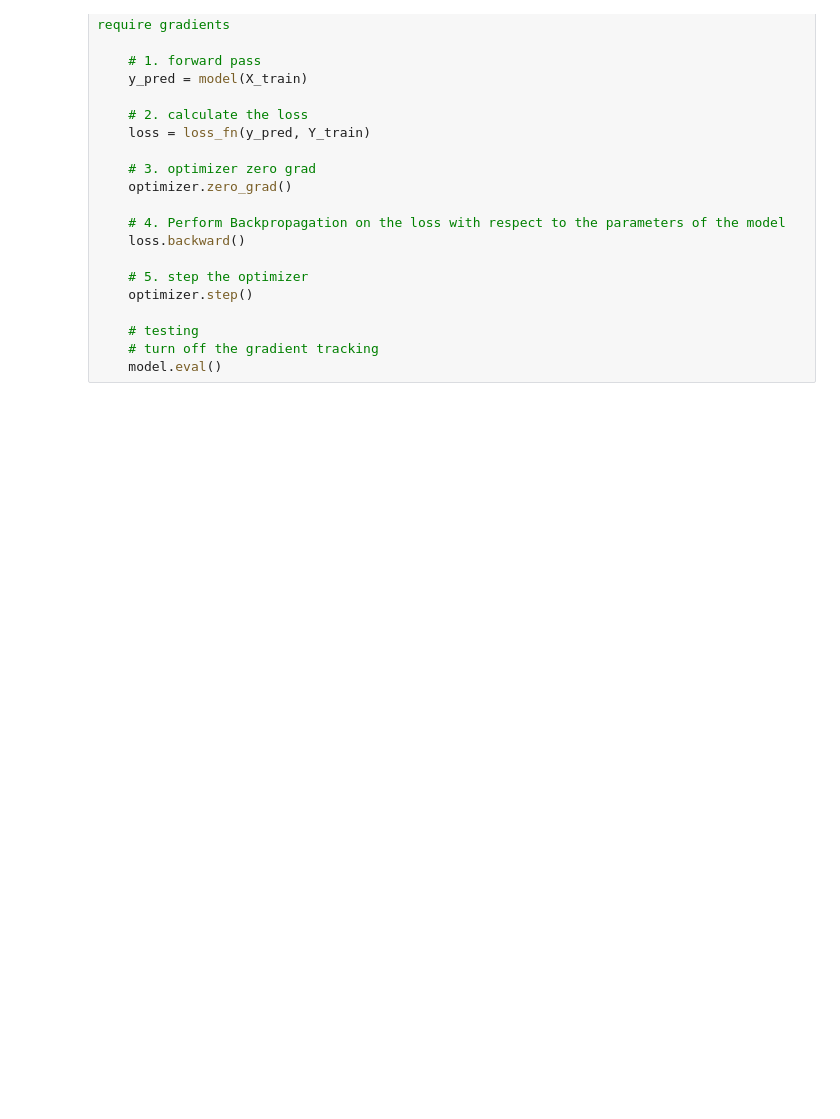
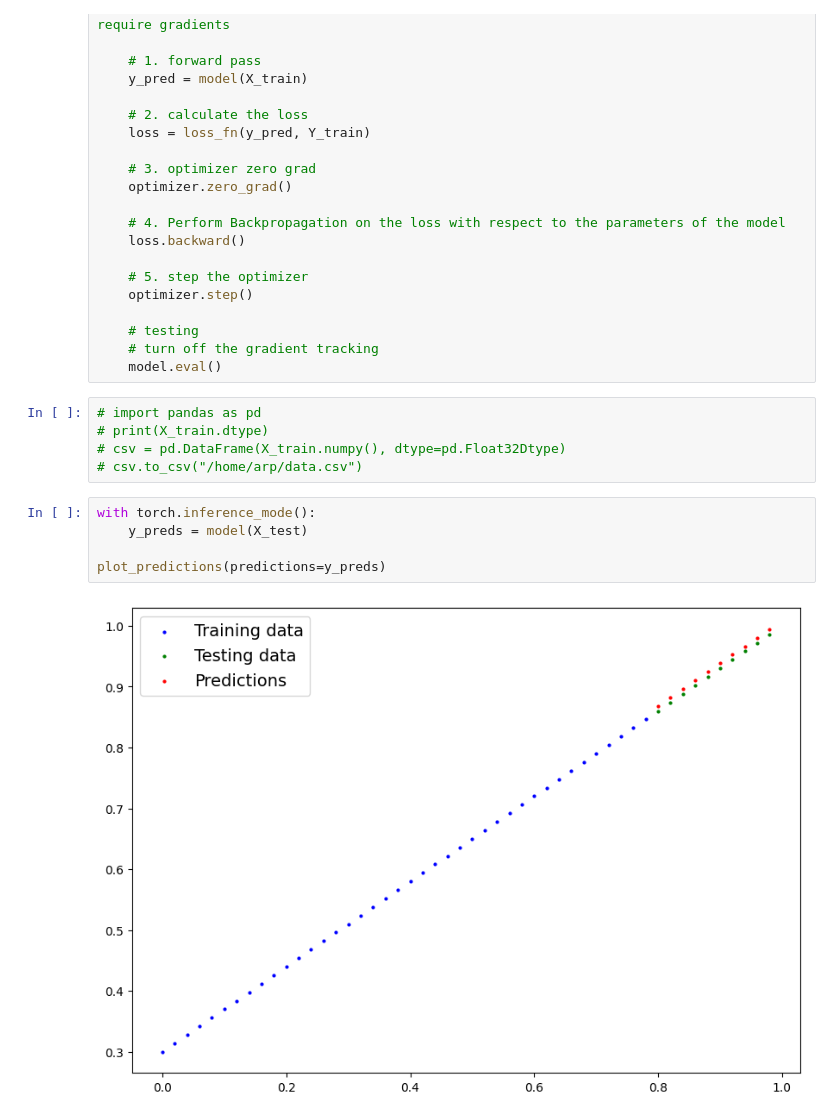
Before and after one commit to m-talbi/deep-learning, a Jupyter notebook: le_5.ipynb, the cells around one changed output. Saved outputs shown, nothing was run; the diff lists cells and outputs as text; blank space fills up the shorter version.

```diff
--- a/le_5.ipynb
+++ b/le_5.ipynb
@@ -265,3 +265,15 @@ for epoch in range(epochs):
     # testing
     # turn off the gradient tracking
     model.eval()
+# %%
+# import pandas as pd
+# print(X_train.dtype)
+# csv = pd.DataFrame(X_train.numpy(), dtype=pd.Float32Dtype)
+# csv.to_csv("/home/arp/data.csv")
+# %%
+with torch.inference_mode():
+    y_preds = model(X_test)
+
+plot_predictions(predictions=y_preds)
+# %% [output]
+[figure, added]
```
Also changed, not shown: 1 other file.
